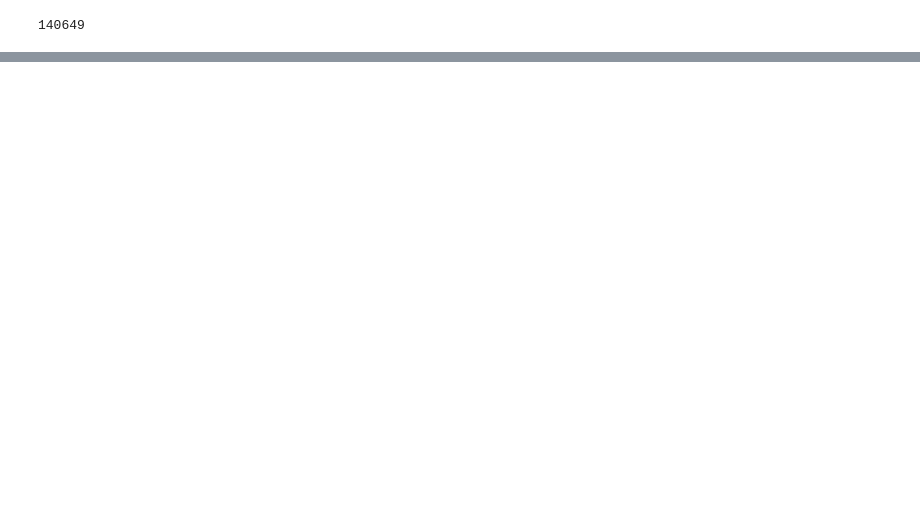
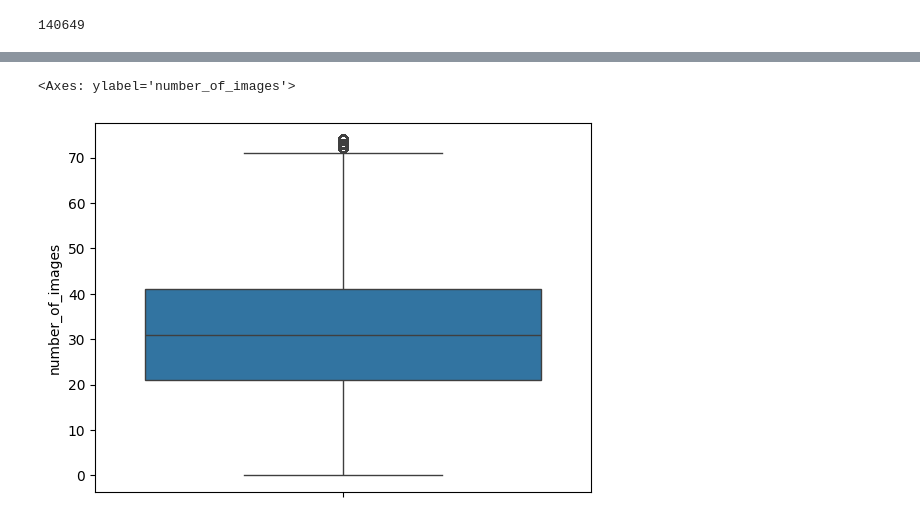
Before and after one commit to pottsy88/Autotrader-ML-Challenge, a Jupyter notebook: DTR.ipynb, the cells around one changed output, grey strips where cells are left out. Cells and saved outputs as stored; diff of their text form; code cells hidden in the pictures; blank space fills up the shorter version.

Commit message:
Add code to remove outliers

```diff
--- a/DTR.ipynb
+++ b/DTR.ipynb
@@ -167,4 +166,21 @@ length = len(df)
 0 NULL records dropped: postcode_area
 # %% [markdown]
 ### Continuous Null Records
+# %%
+length = len(df)
+cont_cols = ["first_retailer_asking_price",
+             "last_retailer_asking_price",
+             "reviews_per_100_advertised_stock_last_12_months",
+             "co2_emission_gpkm",
+             "top_speed_mph",
+             "engine_power_bhp",
+             "fuel_economy_wltp_combined_mpg",
+             "advert_quality",
+             "number_of_images",
+             "predicted_mileage",
+             "adjusted_retail_amount_gbp",
+             "first_registration_date",
+             "odometer_reading_miles",
+             "boot_space_seats_up_litres",
+             "length_mm"]
 # %%
@@ -266,0 +283,25 @@ len(df)
+# %%
+new_df = df
+
+lq = 0.25
+uq = 0.75
+
+for col in cont_cols:
+    if col == "advert_quality": # no outliers in a 0-100 percentage, so skip
+        continue
+
+    print("Removing outliers from '" + col + "' column")
+
+    if("date" not in col):
+        new_df[col] = new_df[col].astype('float')
+    # calculate IQR for column Height
+    q1 = new_df[col].quantile(lq)
+    q3 = new_df[col].quantile(uq)
+    iqr = q3 - q1
+
+    # identify outliers
+    threshold = 1.5
+    outliers = new_df[(new_df[col] < q1 - threshold * iqr) | (new_df[col] > q3 + threshold * iqr)]
+
+    new_df = new_df.drop(outliers.index)
+    print(f"Removed {len(outliers)} outliers from df")
@@ -266,0 +326,5 @@ len(df)
+# %%
+sns.boxplot(new_df["number_of_images"])
+# %% [output]
+<Axes: ylabel='number_of_images'>
+[figure, added]
```
Also changed, not shown: parts of 6 cells of this notebook.
